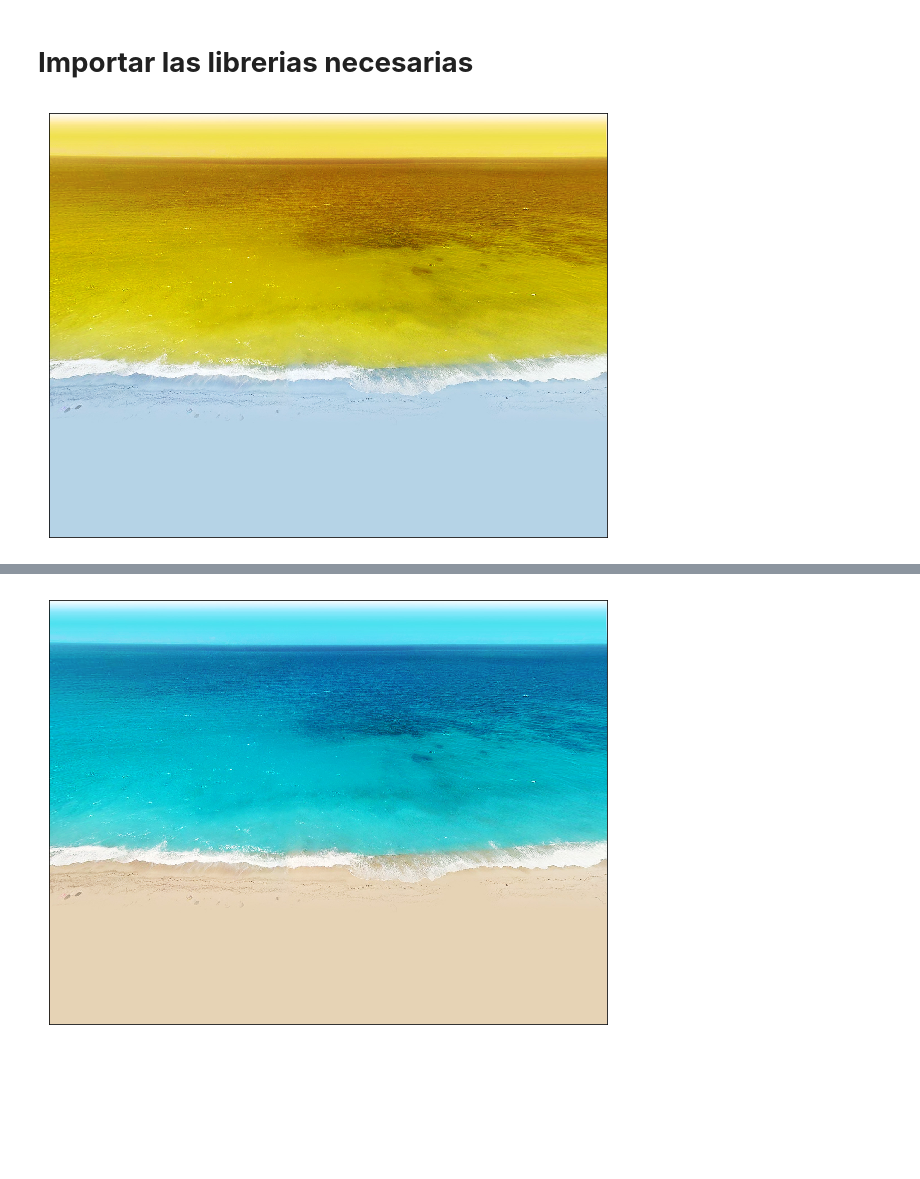
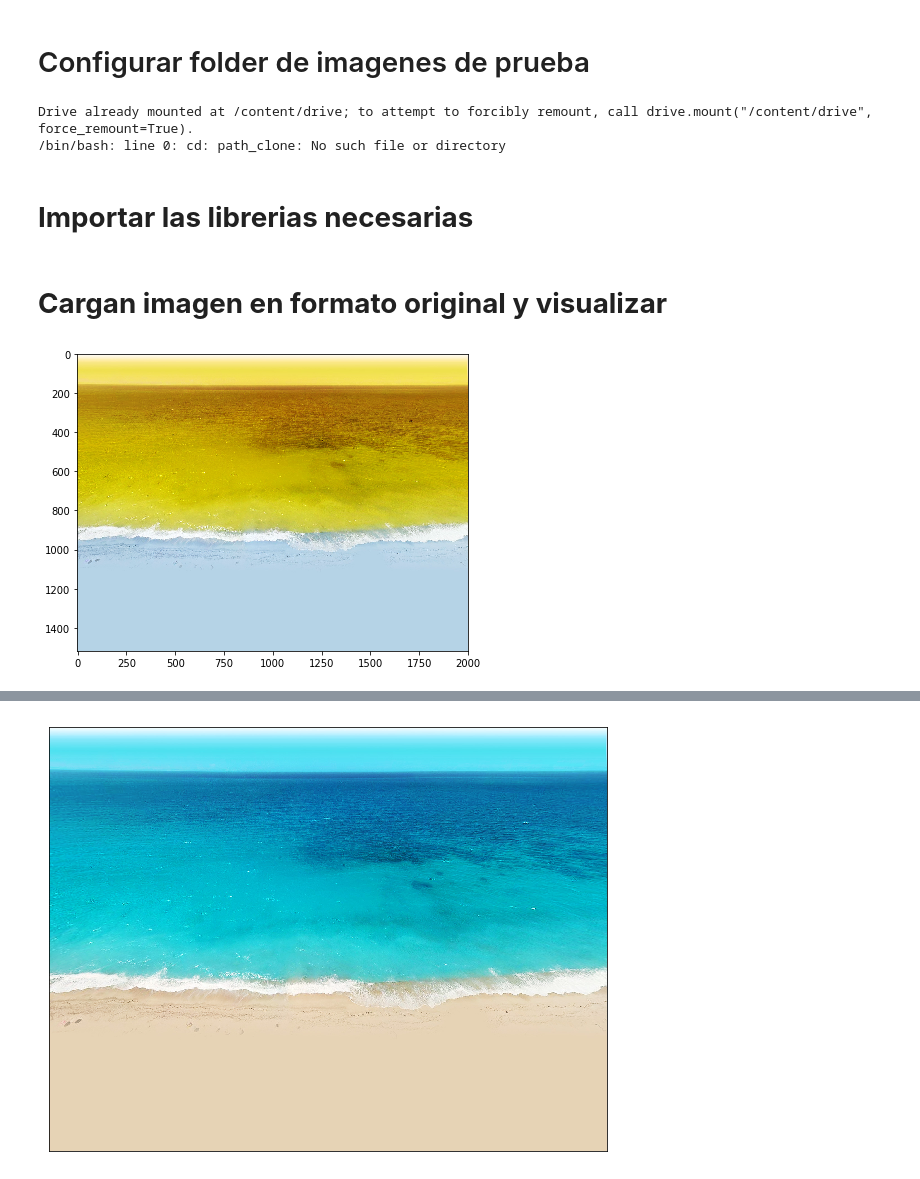
Before and after one commit to waltermayor/DigitalImageProcessing_colab, a Jupyter notebook: Clase1.ipynb, the cells around one changed output, grey strips where cells are left out. Saved outputs shown, nothing was run; the diff lists cells and outputs as text; code cells hidden in the pictures; blank space fills up the shorter version.

```diff
--- a/Clase1.ipynb
+++ b/Clase1.ipynb
@@ -1,5 +1,16 @@
 # %% [markdown]
 <a href="https://colab.research.google.com/github/waltermayor/DigitalImageProcessing_colab/blob/master/Clase1.ipynb" target="_parent"><img src="https://colab.research.google.com/assets/colab-badge.svg" alt="Open In Colab"/></a>
+# %% [markdown]
+# Configurar folder de imagenes de prueba
+# %%
+from google.colab import drive
+drive.mount('/content/drive')
+
+path_clone = "/content/drive/My Drive/colab/images/"
+!cd path_clone
+# %% [output]
+Drive already mounted at /content/drive; to attempt to forcibly remount, call drive.mount("/content/drive", force_remount=True).
+/bin/bash: line 0: cd: path_clone: No such file or directory
 # %% [markdown]
 # **Importar las librerias necesarias**
 # %%
@@ -13,19 +24,15 @@ import cv2
 
 # graficar imagenes estaticas en el notebook
 %matplotlib inline
+# %% [markdown]
+# **Cargan imagen en formato original y visualizar**
 # %%
-
-# will lead to interactive plots embedded within the notebook, you can zoom and resize the figure
-#%matplotlib notebook
-
 
 # leer una imagen
 img_BGR=cv2.imread('/content/drive/My Drive/colab/images/playa.jpg',cv2.IMREAD_COLOR)
 
-plt.figure(figsize=(10,10))
+plt.figure(figsize=(7,7))
 plt.imshow(img_BGR)
-plt.xticks([])
-plt.yticks([])
 plt.show()
 # %% [output]
-[figure, old version]
+[figure, new version]
```
Also changed, not shown: parts of 11 cells of this notebook.
